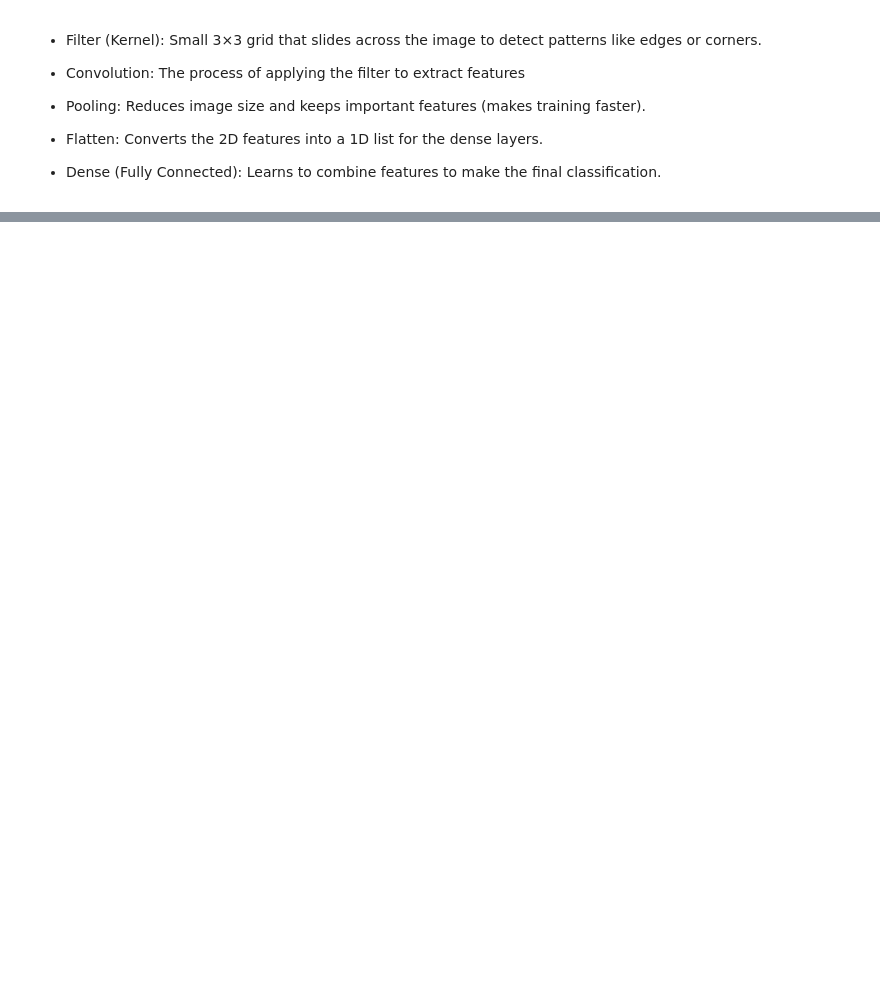
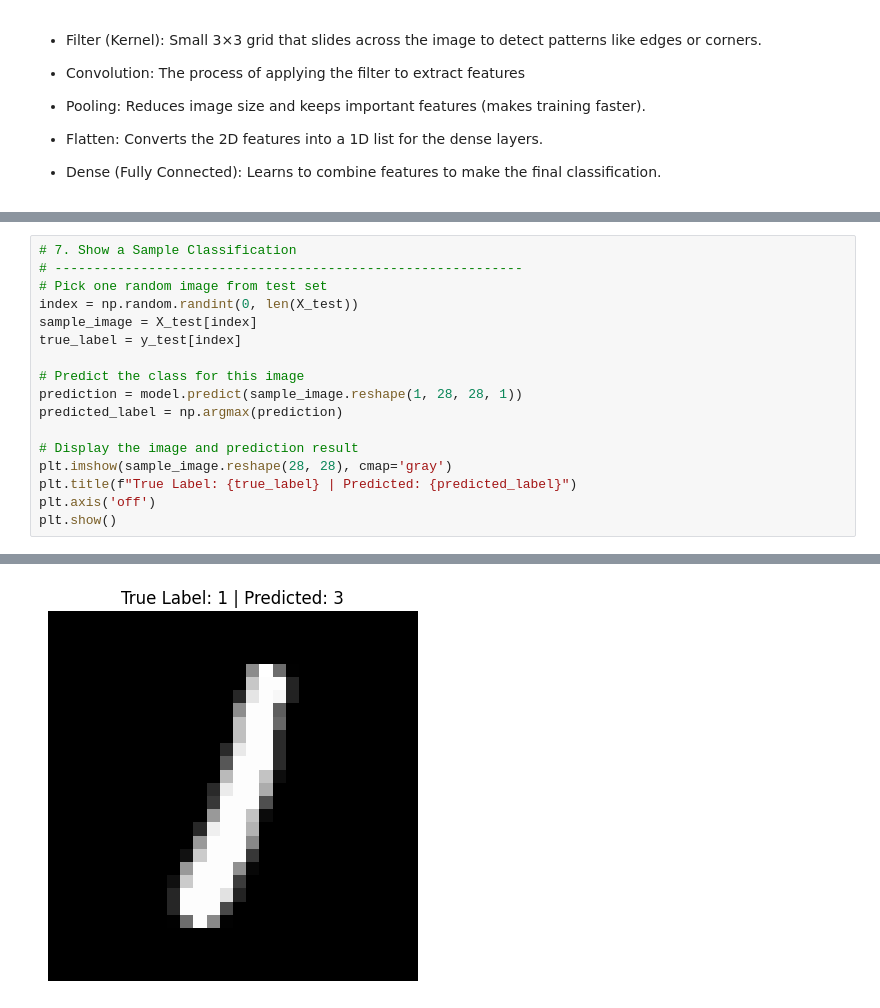
Before and after one commit to yibesh/DeepLearning, a Jupyter notebook: CNN.ipynb, the cells around one changed output, grey strips where cells are left out. Drawn from its saved outputs; the diff is of its cells as text; blank space fills up the shorter version.

```diff
--- a/CNN.ipynb
+++ b/CNN.ipynb
@@ -120,0 +200,18 @@ Test Accuracy: 0.9904
+# %%
+# 7. Show a Sample Classification
+# ------------------------------------------------------------
+# Pick one random image from test set
+index = np.random.randint(0, len(X_test))
+sample_image = X_test[index]
+true_label = y_test[index]
+
+# Predict the class for this image
+prediction = model.predict(sample_image.reshape(1, 28, 28, 1))
+predicted_label = np.argmax(prediction)
+
+# Display the image and prediction result
+plt.imshow(sample_image.reshape(28, 28), cmap='gray')
+plt.title(f"True Label: {true_label} | Predicted: {predicted_label}")
+plt.axis('off')
+plt.show()
+# %% [output]
@@ -121,2 +219,3 @@ Test Accuracy: 0.9904
+[figure, added]
 # %%
 # ------------------------------------------------------------
```
Also changed, not shown: parts of 20 cells of this notebook.
